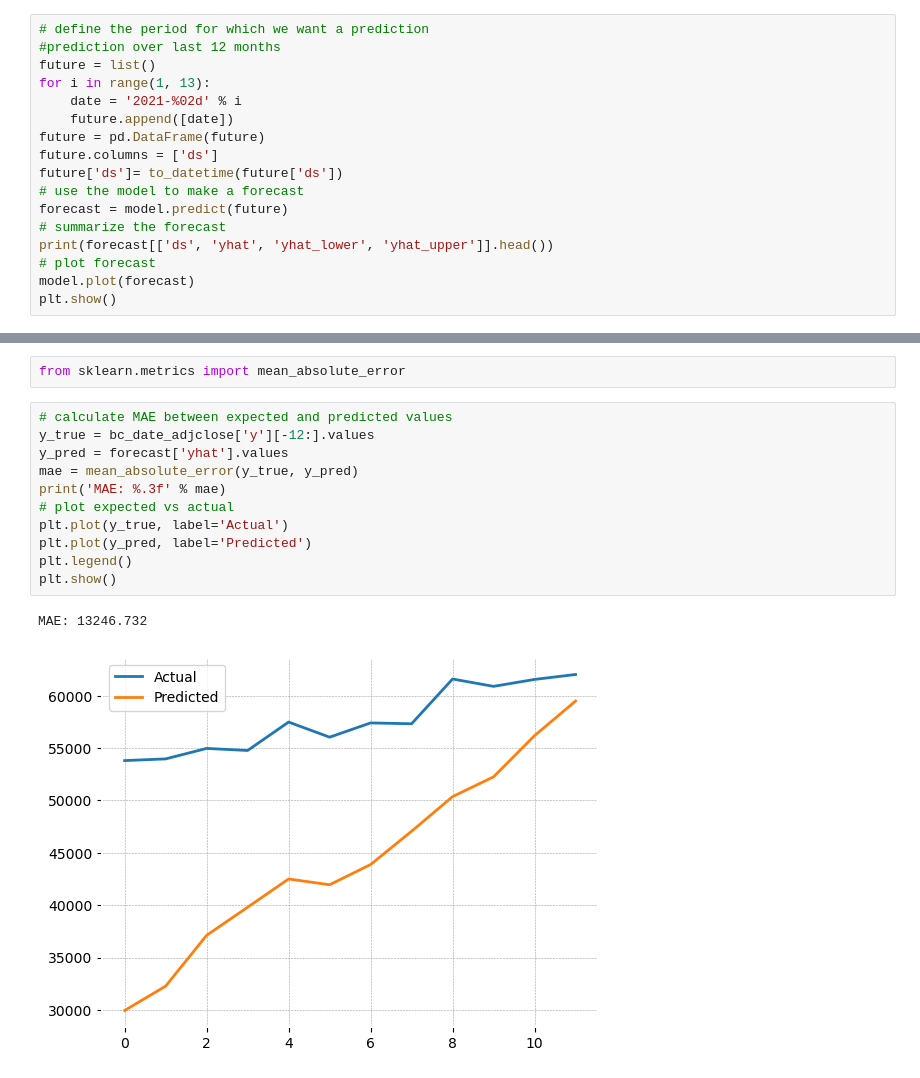
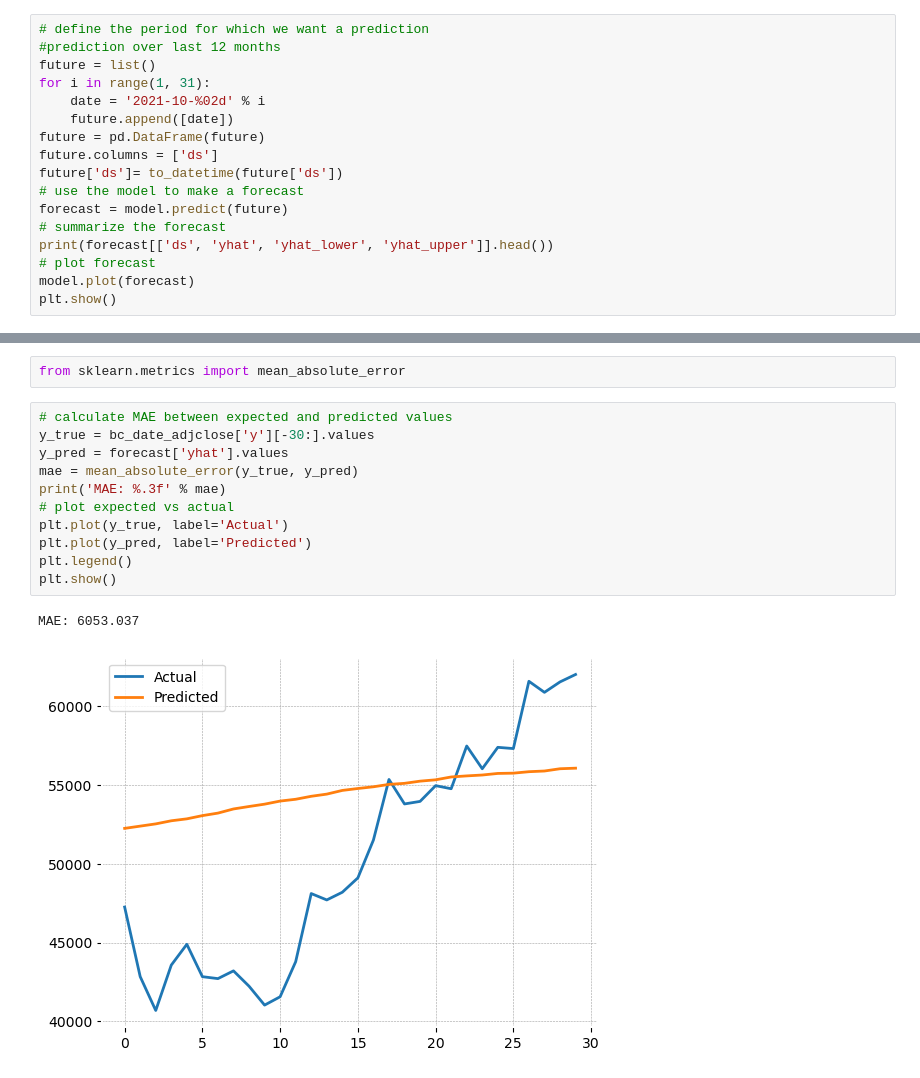
Before and after one commit to General2096/Sprinboard, a Jupyter notebook: Capstone Project/Pre-processing & Training Data Development Bitcoin.ipynb, the cells around one changed output, grey strips where cells are left out. Saved outputs shown, nothing was run; the diff lists cells and outputs as text.

```diff
--- a/Capstone Project/Pre-processing & Training Data Development Bitcoin.ipynb
+++ b/Capstone Project/Pre-processing & Training Data Development Bitcoin.ipynb
@@ -306,8 +338,8 @@ model.fit(bc_date_adjclose)
 # define the period for which we want a prediction
 #prediction over last 12 months
 future = list()
-for i in range(1, 13):
-	date = '2021-%02d' % i
+for i in range(1, 31):
+	date = '2021-10-%02d' % i
 	future.append([date])
 future = pd.DataFrame(future)
 future.columns = ['ds']
@@ -331,15 +363,15 @@ plt.show()
 from sklearn.metrics import mean_absolute_error
 # %%
 # calculate MAE between expected and predicted values
-y_true = bc_date_adjclose['y'][-12:].values
+y_true = bc_date_adjclose['y'][-30:].values
 y_pred = forecast['yhat'].values
 mae = mean_absolute_error(y_true, y_pred)
 print('MAE: %.3f' % mae)
 # plot expected vs actual
 plt.plot(y_true, label='Actual')
 plt.plot(y_pred, label='Predicted')
 plt.legend()
 plt.show()
 # %% [output]
-MAE: 13246.732
+MAE: 6053.037
-[figure, old version]
+[figure, new version]
```
Also changed, not shown: parts of 18 cells of this notebook.
